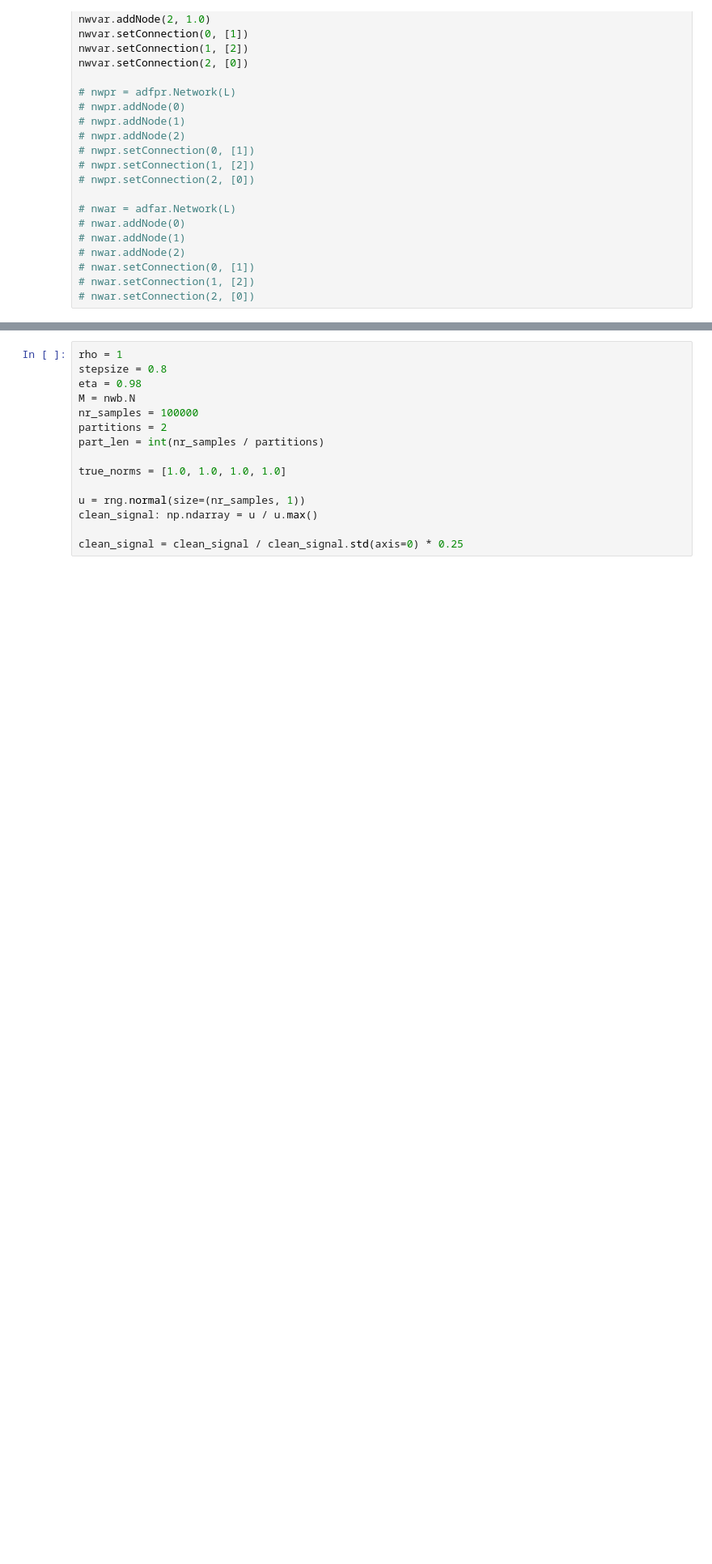
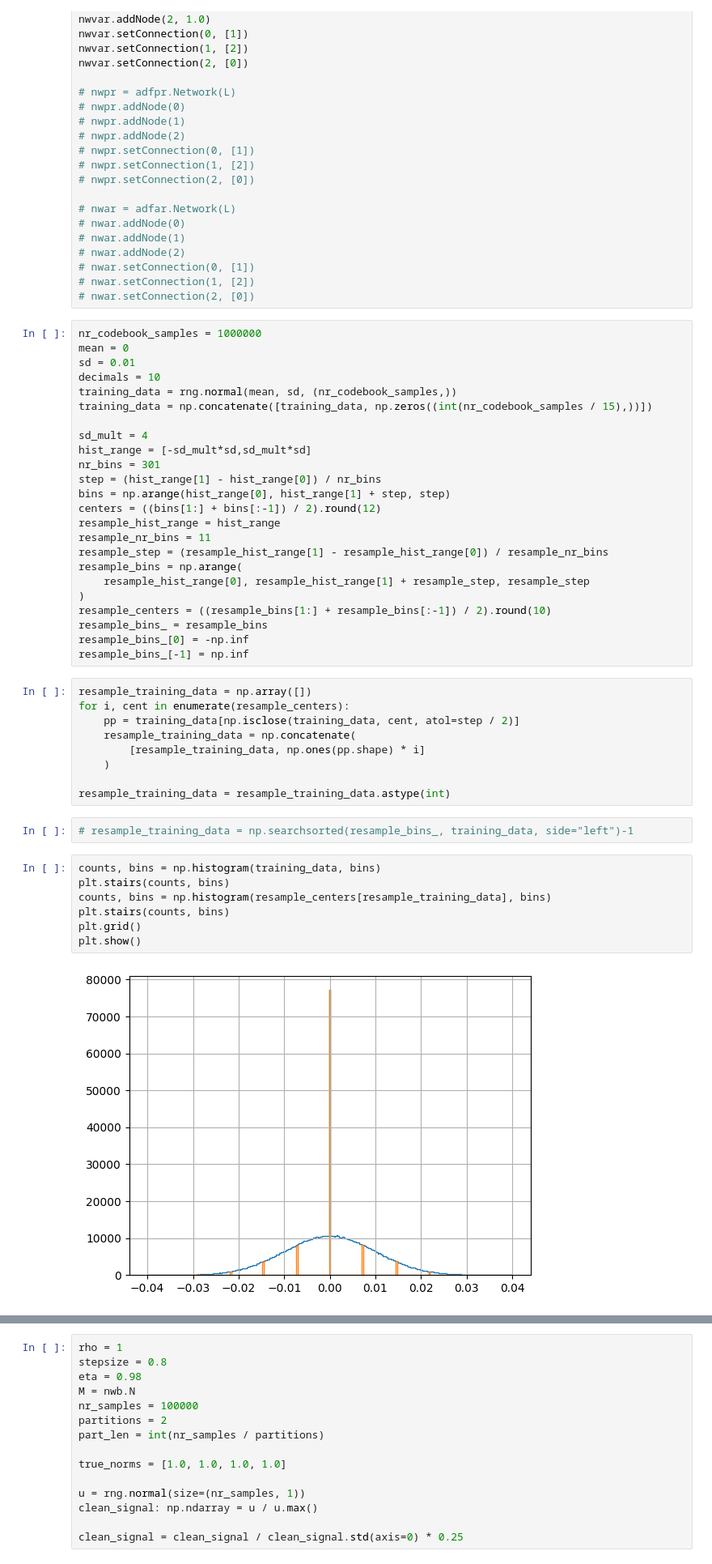
Before and after one commit to SOUNDS-RESEARCH/asilomar2023-adaptive-coding, a Jupyter notebook: src/codebook_scaling.ipynb, the cells around one changed output, grey strips where cells are left out. Shown: that part at 81% size. Saved outputs shown, nothing was run; the diff lists cells and outputs as text; blank space fills up the shorter version.

```diff
--- a/src/codebook_scaling.ipynb
+++ b/src/codebook_scaling.ipynb
@@ -47,3 +47,47 @@ nwvar.setConnection(2, [0])
 # nwar.setConnection(0, [1])
 # nwar.setConnection(1, [2])
 # nwar.setConnection(2, [0])
+# %%
+nr_codebook_samples = 1000000
+mean = 0
+sd = 0.01
+decimals = 10
+training_data = rng.normal(mean, sd, (nr_codebook_samples,))
+training_data = np.concatenate([training_data, np.zeros((int(nr_codebook_samples / 15),))])
+
+sd_mult = 4
+hist_range = [-sd_mult*sd,sd_mult*sd]
+nr_bins = 301
+step = (hist_range[1] - hist_range[0]) / nr_bins
+bins = np.arange(hist_range[0], hist_range[1] + step, step)
+centers = ((bins[1:] + bins[:-1]) / 2).round(12)
+resample_hist_range = hist_range
+resample_nr_bins = 11
+resample_step = (resample_hist_range[1] - resample_hist_range[0]) / resample_nr_bins
+resample_bins = np.arange(
+    resample_hist_range[0], resample_hist_range[1] + resample_step, resample_step
+)
+resample_centers = ((resample_bins[1:] + resample_bins[:-1]) / 2).round(10)
+resample_bins_ = resample_bins
+resample_bins_[0] = -np.inf
+resample_bins_[-1] = np.inf
+# %%
+resample_training_data = np.array([])
+for i, cent in enumerate(resample_centers):
+    pp = training_data[np.isclose(training_data, cent, atol=step / 2)]
+    resample_training_data = np.concatenate(
+        [resample_training_data, np.ones(pp.shape) * i]
+    )
+
+resample_training_data = resample_training_data.astype(int)
+# %%
+# resample_training_data = np.searchsorted(resample_bins_, training_data, side="left")-1
+# %%
+counts, bins = np.histogram(training_data, bins)
+plt.stairs(counts, bins)
+counts, bins = np.histogram(resample_centers[resample_training_data], bins)
+plt.stairs(counts, bins)
+plt.grid()
+plt.show()
+# %% [output]
+[figure, added]
```
Also changed, not shown: parts of 10 cells of this notebook, 2 other files.
